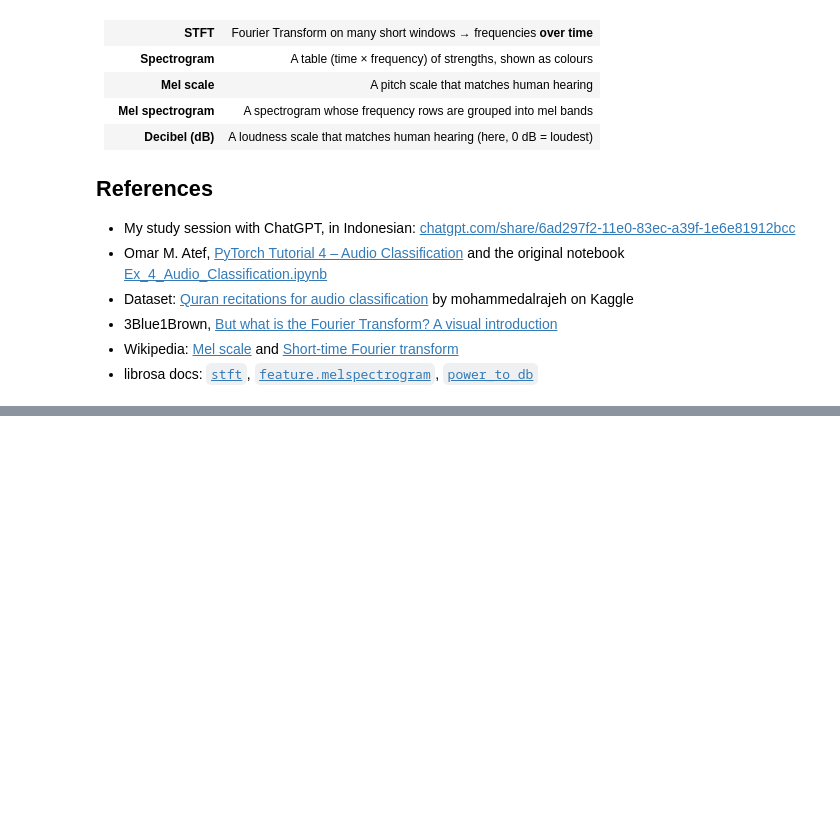
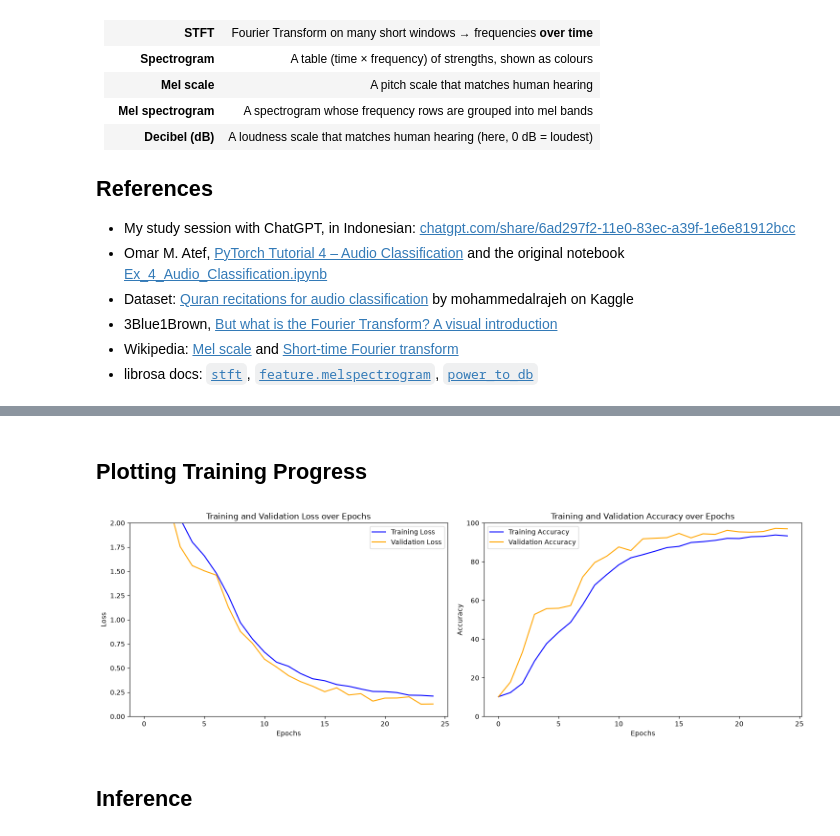
Before and after one commit to Zendin110206/pytorch-5-projects-learning, a Jupyter notebook: notebooks/04_audio_classification_quran_reciters.ipynb, the cells around one changed output, grey strips where cells are left out. Saved outputs shown, nothing was run; the diff lists cells and outputs as text; code cells hidden in the pictures; blank space fills up the shorter version.

```diff
--- a/notebooks/04_audio_classification_quran_reciters.ipynb
+++ b/notebooks/04_audio_classification_quran_reciters.ipynb
@@ -147,0 +324,4 @@ Then the CNN treats this `(1, 128, 256)` "image" exactly like Project 02 treated
+# %%
+train_dataset = CustomAudioDataset(dataframe=train) # Create an instance of the CustomAudioDataset class for the training set using the train dataframe.
+val_dataset = CustomAudioDataset(dataframe=val) # Create an instance of the CustomAudioDataset class for the validation set using the val dataframe.
+test_dataset = CustomAudioDataset(dataframe=test) # Create an instance of the CustomAudioDataset class for the testing set using the test dataframe.
@@ -147,0 +330,4 @@ Then the CNN treats this `(1, 128, 256)` "image" exactly like Project 02 treated
+# %%
+LR = 1e-4 # equal to 0.0001, which is a common starting point for learning rates in deep learning models. It controls the step size at each iteration while moving toward a minimum of the loss function. A smaller learning rate can lead to more stable convergence but may require more epochs to train, while a larger learning rate can speed up training but may risk overshooting the optimal solution.
+BATCH_SIZE = 16 # Batch size for training, validation, and testing. It determines the number of samples that will be propagated through the network at once. A smaller batch size can lead to more noisy gradient estimates but may help in generalization, while a larger batch size can provide more stable gradient estimates but may require more memory and computational resources.
+EPOCHS = 25 # The number of complete passes through the entire training dataset during the training process. Each epoch consists of multiple iterations, where the model's weights are updated based on the computed gradients from the loss function. A higher number of epochs can lead to better learning and convergence, but it may also increase the risk of overfitting if the model is trained for too long without proper regularization or early stopping mechanisms.
@@ -147,0 +336,4 @@ Then the CNN treats this `(1, 128, 256)` "image" exactly like Project 02 treated
+# %%
+train_loader = DataLoader(train_dataset, batch_size=BATCH_SIZE, shuffle=True) # Create a DataLoader for the training dataset with the specified batch size and shuffling enabled to randomize the order of samples during training.
+val_loader = DataLoader(val_dataset, batch_size=BATCH_SIZE, shuffle=False) # Create a DataLoader for the validation dataset with the specified batch size and shuffling disabled to maintain the order of samples during validation.
+test_loader = DataLoader(test_dataset, batch_size=BATCH_SIZE, shuffle=False) # Create a DataLoader for the testing dataset with the specified batch size and shuffling disabled to maintain the order of samples during testing.
@@ -147,0 +458,3 @@ Then the CNN treats this `(1, 128, 256)` "image" exactly like Project 02 treated
+# %%
+criterion = nn.CrossEntropyLoss() # Cross Entropy Loss
+optimizer = Adam(model.parameters(), lr=LR) # Adam optimizer
@@ -147,0 +929,28 @@ Then the CNN treats this `(1, 128, 256)` "image" exactly like Project 02 treated
+# %% [markdown]
+## Plotting Training Progress
+# %%
+fig, axs = plt.subplots(1, 2, figsize=(15, 5))
+
+axs[0].plot(total_loss_train_plot, label="Training Loss", color="blue")
+axs[0].plot(total_loss_validation_plot, label="Validation Loss", color="orange")
+axs[0].set_title("Training and Validation Loss over Epochs")
+axs[0].set_xlabel("Epochs")
+axs[0].set_ylabel("Loss")
+axs[0].set_ylim([0, 2])
+axs[0].legend()
+
+axs[1].plot(total_acc_train_plot, label="Training Accuracy", color="blue")
+axs[1].plot(total_acc_validation_plot, label="Validation Accuracy", color="orange")
+axs[1].set_title("Training and Validation Accuracy over Epochs")
+axs[1].set_xlabel("Epochs")
+axs[1].set_ylabel("Accuracy")
+axs[1].set_ylim([0, 100])
+axs[1].legend()
+
+plt.tight_layout()
+
+plt.show()
+# %% [output]
+[figure, added]
+# %% [markdown]
+## Inference
```
Also changed, not shown: parts of 35 cells of this notebook.
